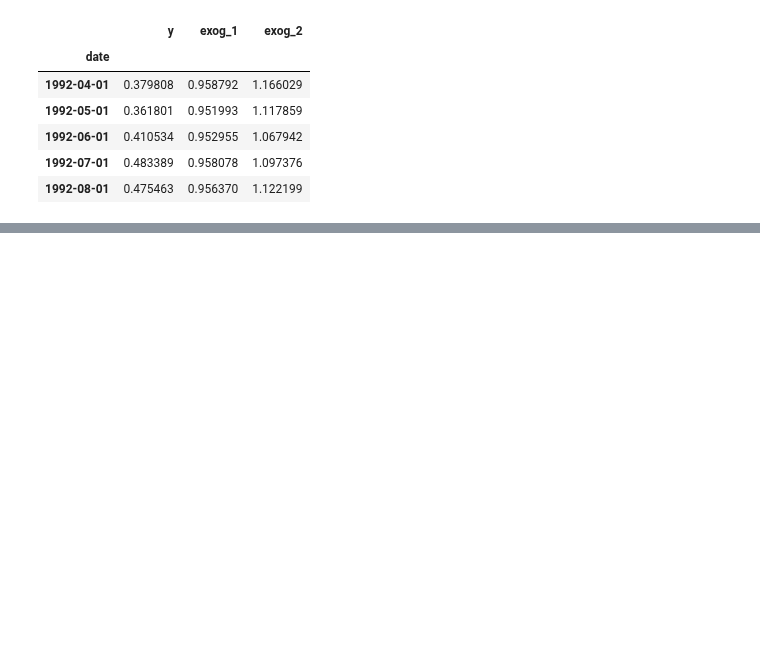
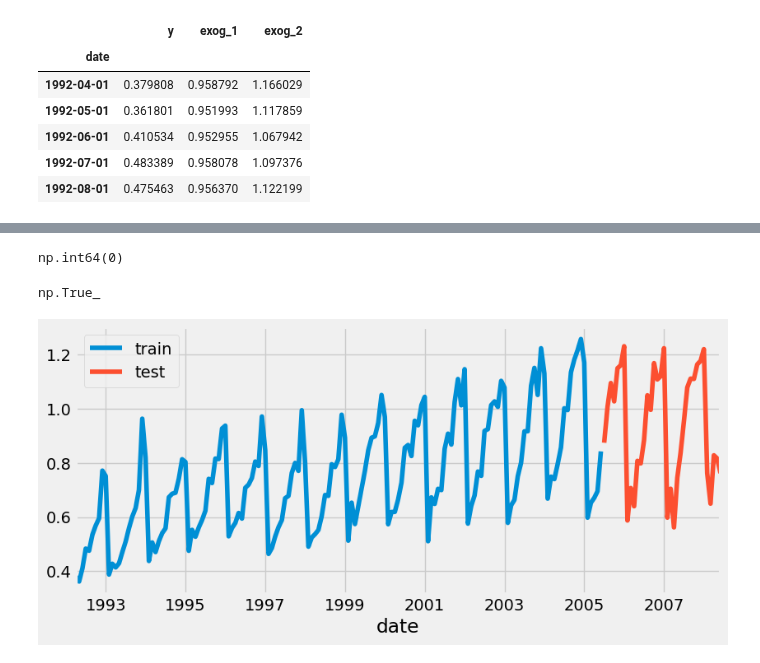
Before and after one commit to najibifar/Data_Analysis, a Jupyter notebook: Modling/Classification/h2opredict.ipynb, the cells around one changed output, grey strips where cells are left out. Cells and saved outputs as stored; diff of their text form; code cells hidden in the pictures; blank space fills up the shorter version.

```diff
--- a/Modling/Classification/h2opredict.ipynb
+++ b/Modling/Classification/h2opredict.ipynb
@@ -37,0 +54,20 @@ data.head()
+# %%
+data.isnull().any(axis=1).sum()
+# %% [output]
+np.int64(0)
+# %%
+(data.index == pd.date_range(start = data.index.min(),
+                             end=data.index.max(),
+                             freq=data.index.freq)).all()
+# %% [output]
+np.True_
+# %%
+steps = 36
+data_train = data[:-steps]
+data_test = data[-steps:]
+fig, ax= plt.subplots(figsize=(9, 4))
+data_train['y'].plot(ax=ax, label='train')
+data_test['y'].plot(ax=ax, label='test')
+ax.legend();
+# %% [output]
+[figure, added]
```
Also changed, not shown: parts of 1 cell of this notebook.
